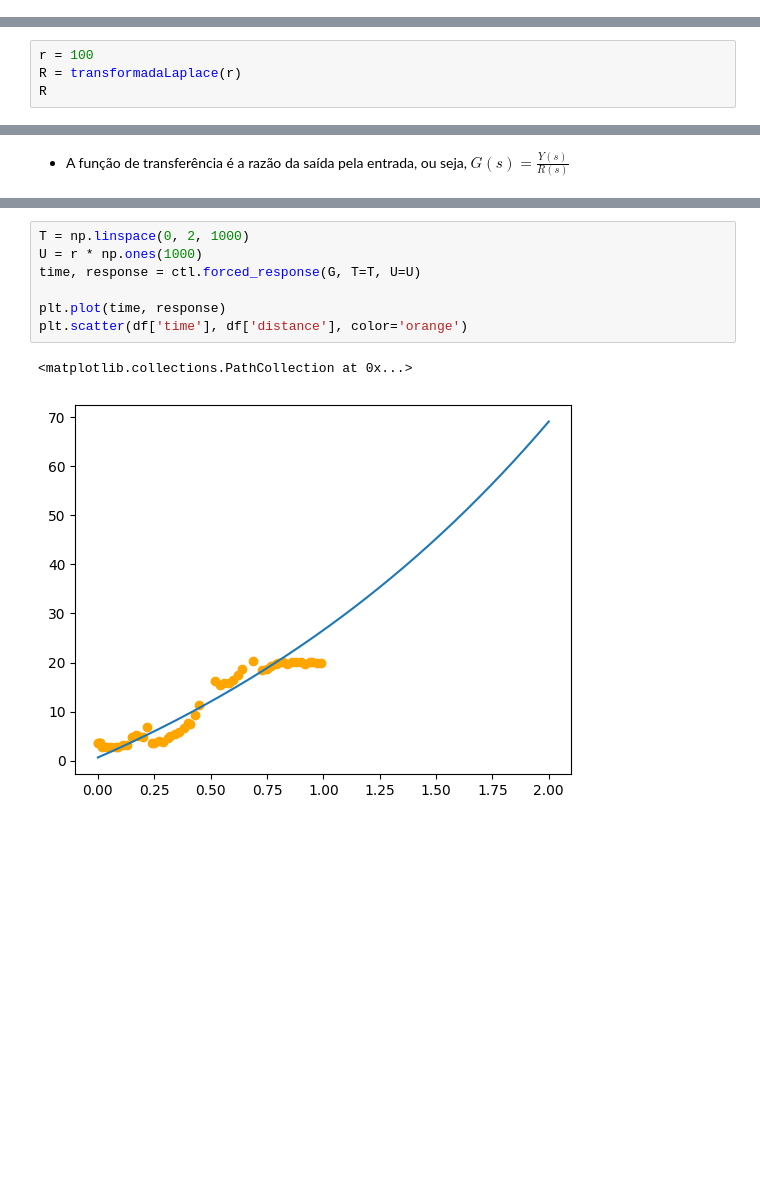
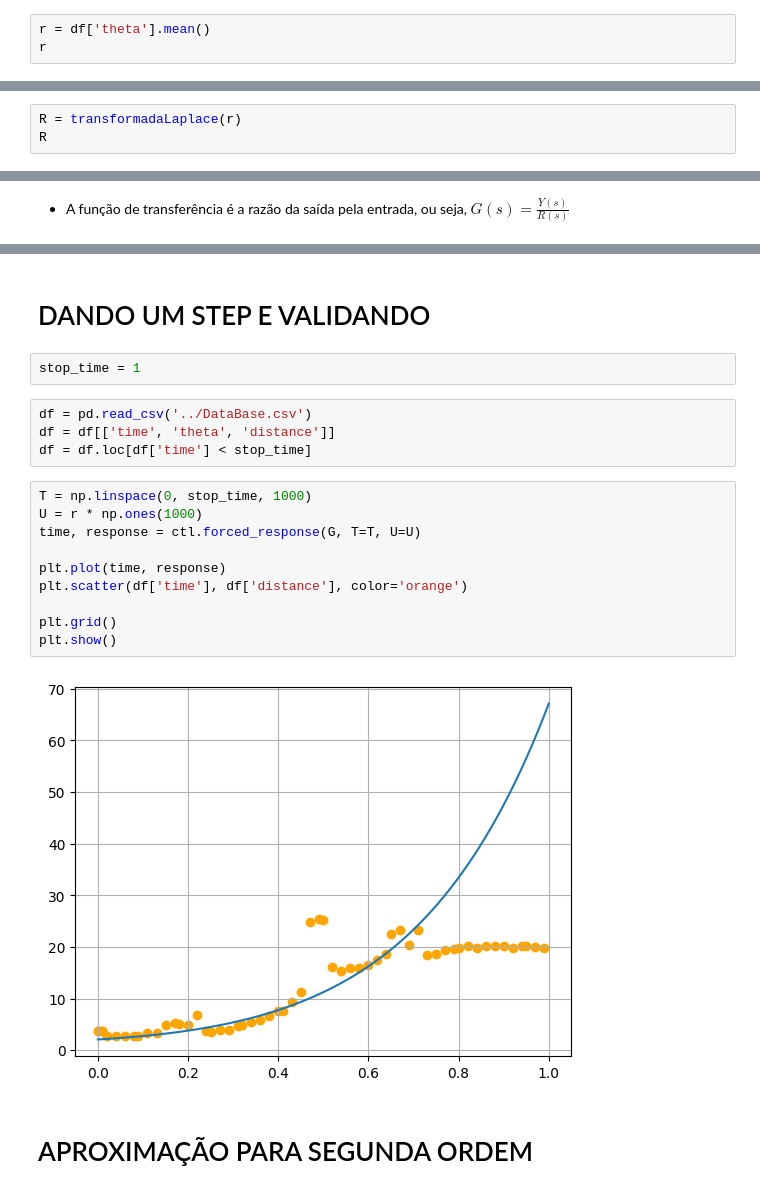
Before and after one commit to KlaussMarchi/BallPlate, a Jupyter notebook: ANALISYS/Analisys.ipynb, the cells around one changed output, grey strips where cells are left out. Cells and saved outputs as stored; diff of their text form; blank space fills up the shorter version.

```diff
--- a/ANALISYS/Analisys.ipynb
+++ b/ANALISYS/Analisys.ipynb
@@ -138,0 +145,3 @@ $\displaystyle \frac{0.64241781 s + 19.75236422}{s \left(s - 0.49401493\right)}$
+# %%
+r = df['theta'].mean()
+r
@@ -139,5 +152,4 @@ $\displaystyle \frac{0.64241781 s + 19.75236422}{s \left(s - 0.49401493\right)}$
 # %%
-r = 100
 R = transformadaLaplace(r)
 R
 # %% [output]
@@ -159,10 +171,22 @@ $$\frac{0.006424 s + 0.1975}{s - 0.494}$$
+# %% [markdown]
+# DANDO UM STEP E VALIDANDO
+# %%
+stop_time = 1
+# %%
+df = pd.read_csv('../DataBase.csv')
+df = df[['time', 'theta', 'distance']]
+df = df.loc[df['time'] < stop_time]
 # %%
-T = np.linspace(0, 2, 1000)
+T = np.linspace(0, stop_time, 1000)
 U = r * np.ones(1000)
 time, response = ctl.forced_response(G, T=T, U=U)
 
 plt.plot(time, response)
 plt.scatter(df['time'], df['distance'], color='orange')
+
+plt.grid()
+plt.show()
 # %% [output]
-<matplotlib.collections.PathCollection at 0x...>
-[figure, old version]
+[figure, new version]
+# %% [markdown]
+# APROXIMAÇÃO PARA SEGUNDA ORDEM
```
Also changed, not shown: parts of 19 cells of this notebook, 4 other files.
